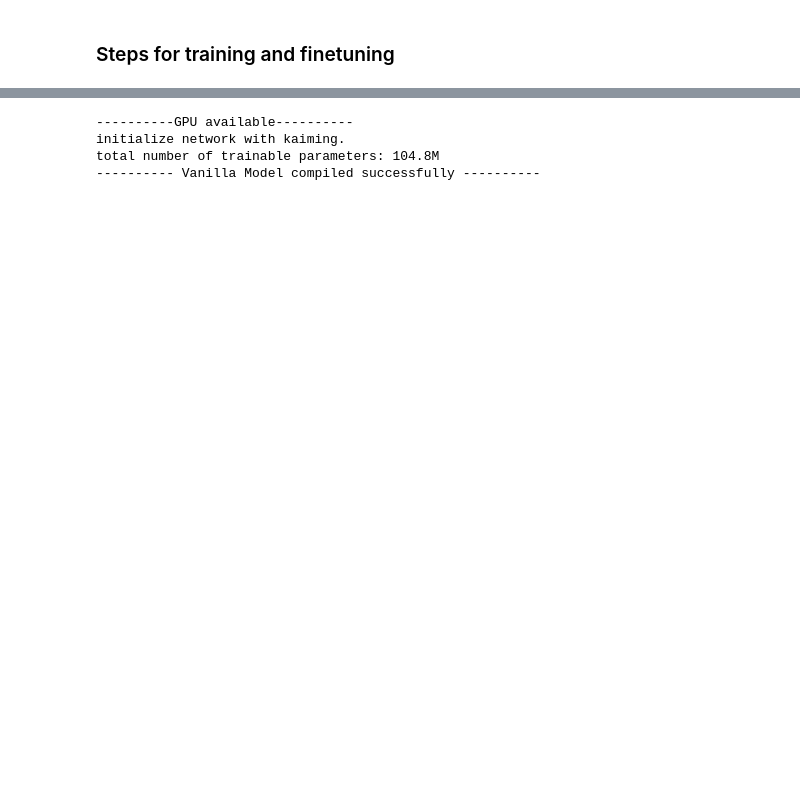
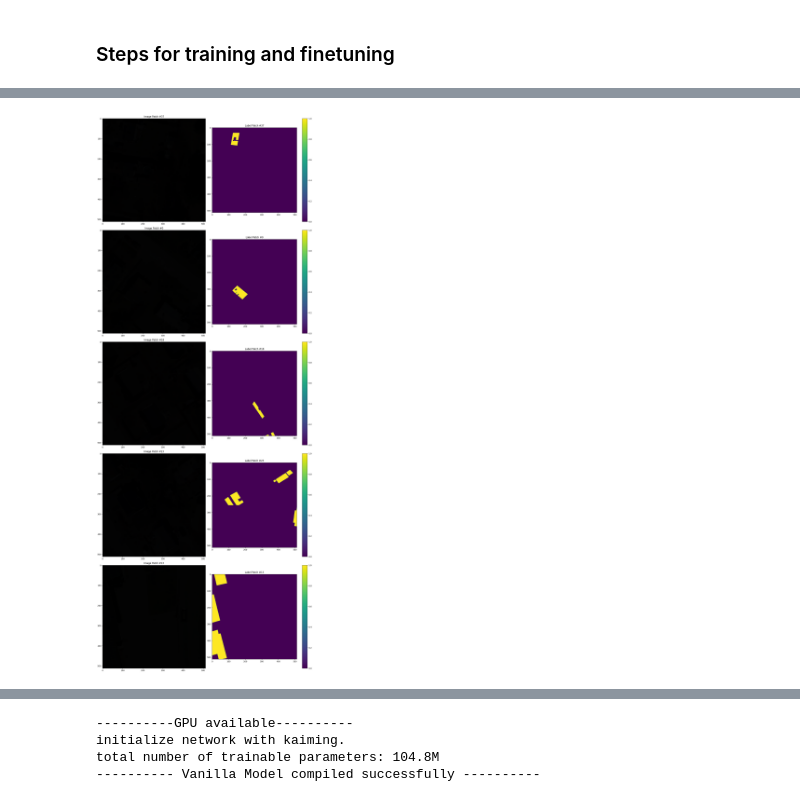
Before and after one commit to ClarkCGA/kenya-multitemporal-crop-segmentation-baseline, a Jupyter notebook: notebooks/main.ipynb, the cells around one changed output, grey strips where cells are left out. Drawn from its saved outputs; the diff is of its cells as text; code cells hidden in the pictures; blank space fills up the shorter version.

```diff
--- a/notebooks/main.ipynb
+++ b/notebooks/main.ipynb
@@ -108,6 +108,8 @@ train_dataset = CropData(src_dir=config["src_dir"],
 # %%
 # OPTIONAL
-#show_random_patches(train_dataset, sample_num=5, rgb_bands=(0, 1, 2))
+show_random_patches(train_dataset, sample_num=5, rgb_bands=(0, 1, 2))
+# %% [output]
+[figure, added]
 # %%
 # OPTIONAL
 # Check the distribution of categories in a dataset
```
Also changed, not shown: parts of 12 cells of this notebook, 11 other files.
